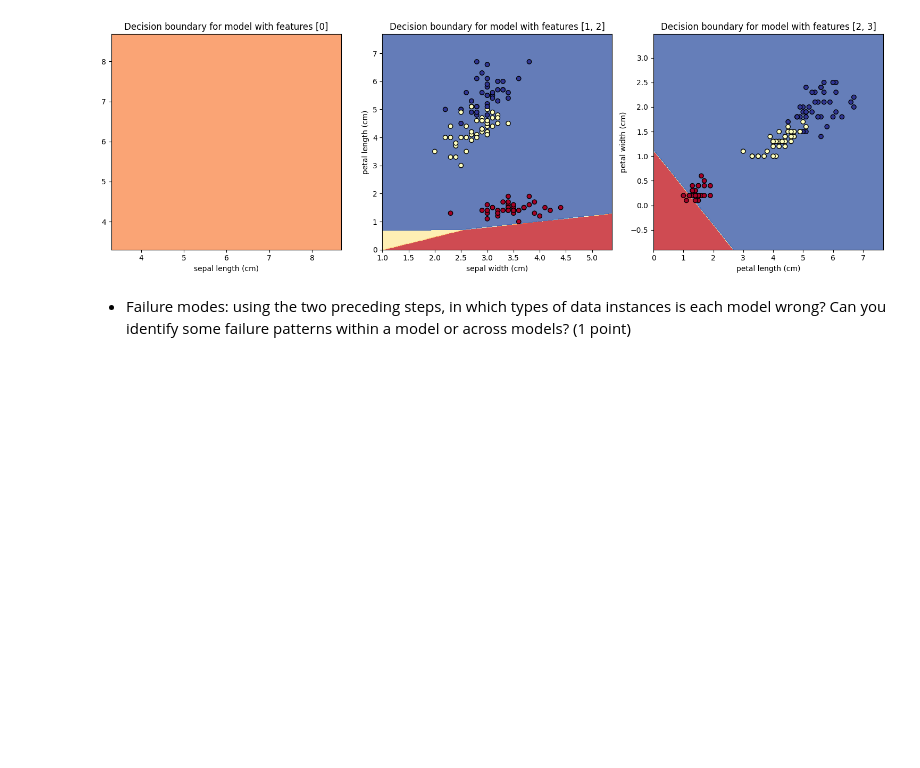
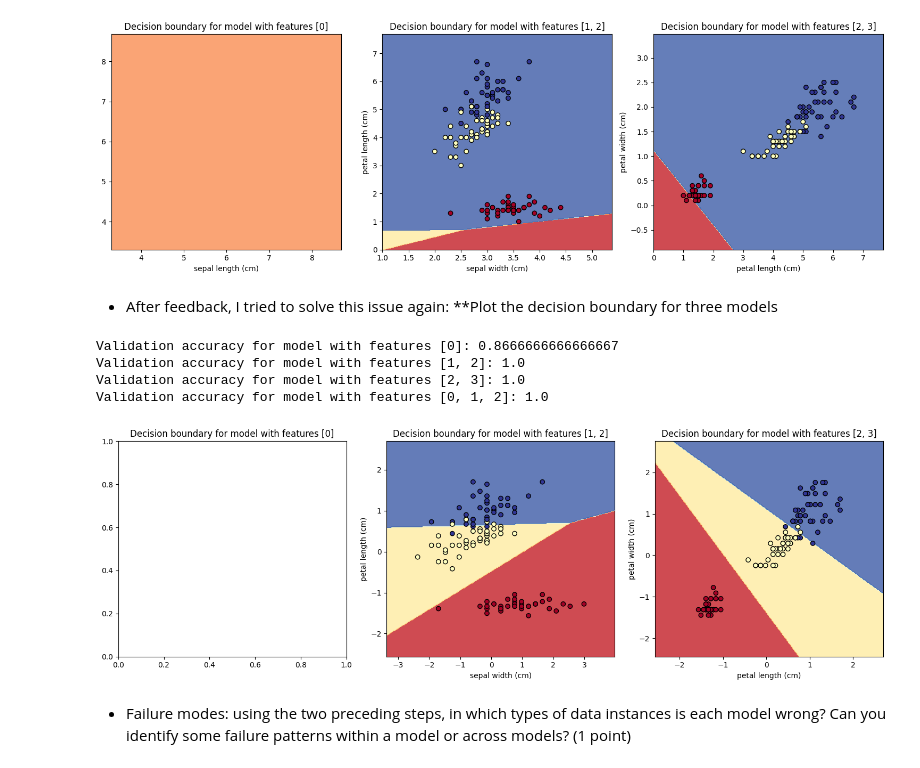
Before and after one commit to CSCN8010/CSCN8010, a Jupyter notebook: LAB6/LAB6.ipynb, the cells around one changed output. Cells and saved outputs as stored; diff of their text form; code cells hidden in the pictures; blank space fills up the shorter version.

Commit message:
UpdAftFeedback

```diff
--- a/LAB6/LAB6.ipynb
+++ b/LAB6/LAB6.ipynb
@@ -486,6 +519,76 @@ Validation accuracy for model with features [1, 2]: 1.0
 Validation accuracy for model with features [2, 3]: 1.0
 Validation accuracy for model with features [0, 1, 2, 3]: 1.0
 [figure]
+# %% [markdown]
+* After feedback, I tried to solve this issue again: **Plot the decision boundary for three models
+# %%
+import numpy as np
+import pandas as pd
+import matplotlib.pyplot as plt
+from sklearn.datasets import load_iris
+from sklearn.model_selection import train_test_split
+from sklearn.linear_model import LogisticRegression
+from sklearn.metrics import accuracy_score
+from sklearn.preprocessing import StandardScaler
+
+# Load the Iris dataset
+iris = load_iris()
+X = pd.DataFrame(data=iris.data, columns=iris.feature_names)
+y = iris.target
+
+# Split the data into train, validation, and test sets
+X_train, X_temp, y_train, y_temp = train_test_split(X, y, test_size=0.2, random_state=42)
+X_val, X_test, y_val, y_test = train_test_split(X_temp, y_temp, test_size=0.5, random_state=42)
+
+# Feature scaling
+scaler = StandardScaler()
+X_train_scaled = scaler.fit_transform(X_train)
+X_val_scaled = scaler.transform(X_val)
+X_test_scaled = scaler.transform(X_test)
+
+# Define logistic regression models with different numbers of features
+models = [
+    (LogisticRegression(random_state=42), [0]),
+    (LogisticRegression(random_state=42), [1, 2]),
+    (LogisticRegression(random_state=42), [2, 3]),
+    (LogisticRegression(random_state=42), [0, 1, 2])
+]
+
+# Train the models
+for model, features in models:
+    model.fit(X_train_scaled[:, features], y_train)
+
+# Evaluate the models on the validation set
+for model, features in models:
+    y_pred = model.predict(X_val_scaled[:, features])
+    accuracy = accuracy_score(y_val, y_pred)
+    print(f"Validation accuracy for model with features {features}: {accuracy}")
+
+# Plot decision boundaries for models with 1, 2, and 3 features
+plt.figure(figsize=(15, 5))
+for i, (model, features) in enumerate(models[:3], 1):
+    plt.subplot(1, 3, i)
+    h = .02  # step size in the mesh
+    x_min, x_max = X_train_scaled[:, features[0]].min() - 1, X_train_scaled[:, features[0]].max() + 1
+    if len(features) >= 2:  # Check if features contain at least 2 elements
+        y_min, y_max = X_train_scaled[:, features[1]].min() - 1, X_train_scaled[:, features[1]].max() + 1
+        xx, yy = np.meshgrid(np.arange(x_min, x_max, h), np.arange(y_min, y_max, h))
+        Z = model.predict(np.c_[xx.ravel(), yy.ravel()])
+        Z = Z.reshape(xx.shape)
+        plt.contourf(xx, yy, Z, cmap=plt.cm.RdYlBu, alpha=0.8)
+        plt.scatter(X_train_scaled[:, features[0]], X_train_scaled[:, features[1]], c=y_train, cmap=plt.cm.RdYlBu, edgecolors='k')
+        plt.xlabel(iris.feature_names[features[0]])
+        plt.ylabel(iris.feature_names[features[1]])
+    plt.title(f"Decision boundary for model with features {features}")
+
+plt.tight_layout()
+plt.show()
+# %% [output]
+Validation accuracy for model with features [0]: 0.8666666666666667
+Validation accuracy for model with features [1, 2]: 1.0
+Validation accuracy for model with features [2, 3]: 1.0
+Validation accuracy for model with features [0, 1, 2]: 1.0
+[figure, added]
 # %% [markdown]
 * Failure modes: using the two preceding steps, in which types of data instances is each model wrong? Can you identify some failure patterns within a model or across models? (1 point)
 # %%
```
Also changed, not shown: parts of 7 cells of this notebook, 1 other file.
